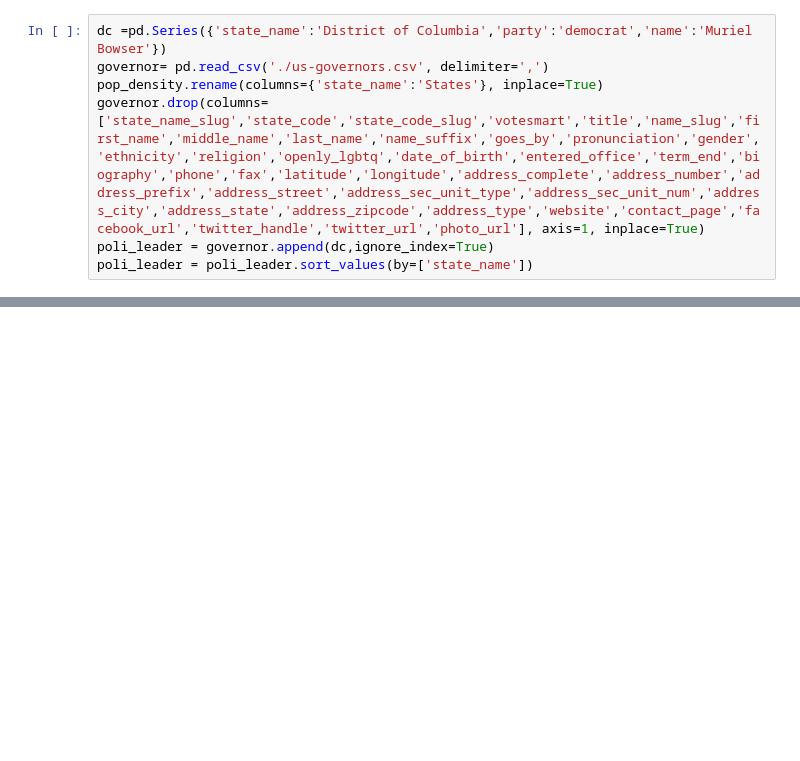
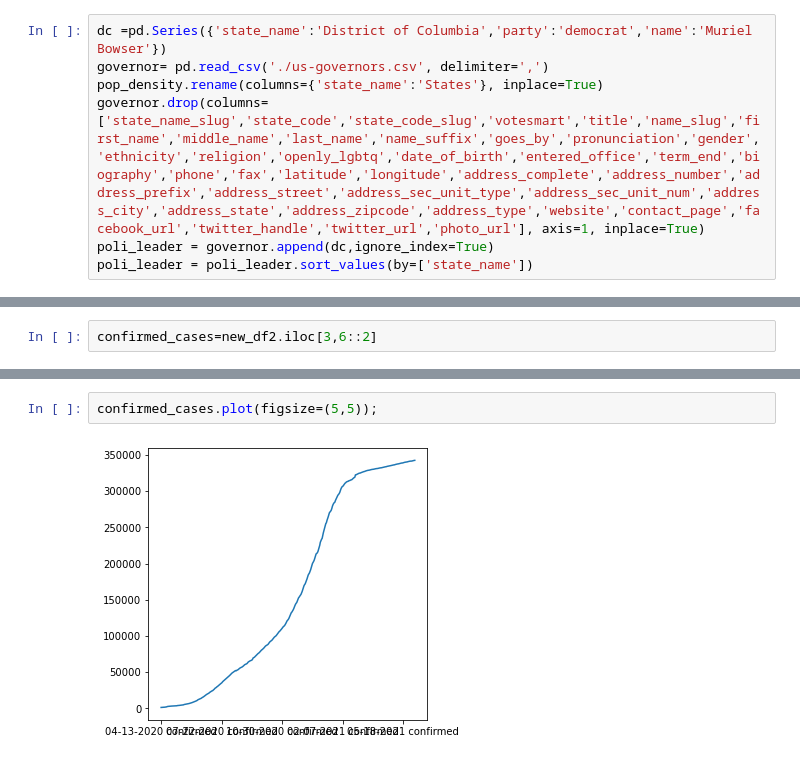
Before and after one commit to andrewargaez1/Covid-cause-and-effect, a Jupyter notebook: Untitled.ipynb, the cells around one changed output, grey strips where cells are left out. Cells and saved outputs as stored; diff of their text form; blank space fills up the shorter version.

```diff
--- a/Untitled.ipynb
+++ b/Untitled.ipynb
@@ -159,0 +152,2 @@ new_df1
+# %%
+confirmed_cases=new_df2.iloc[3,6::2]
@@ -159,0 +159,4 @@ new_df1
+# %%
+confirmed_cases.plot(figsize=(5,5));
+# %% [output]
+[figure, added]
```
Also changed, not shown: parts of 14 cells of this notebook.
